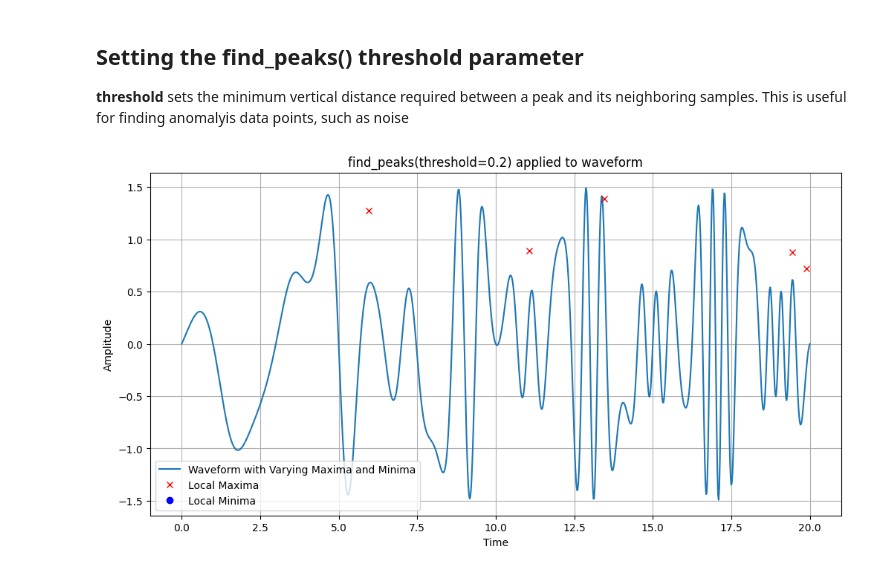
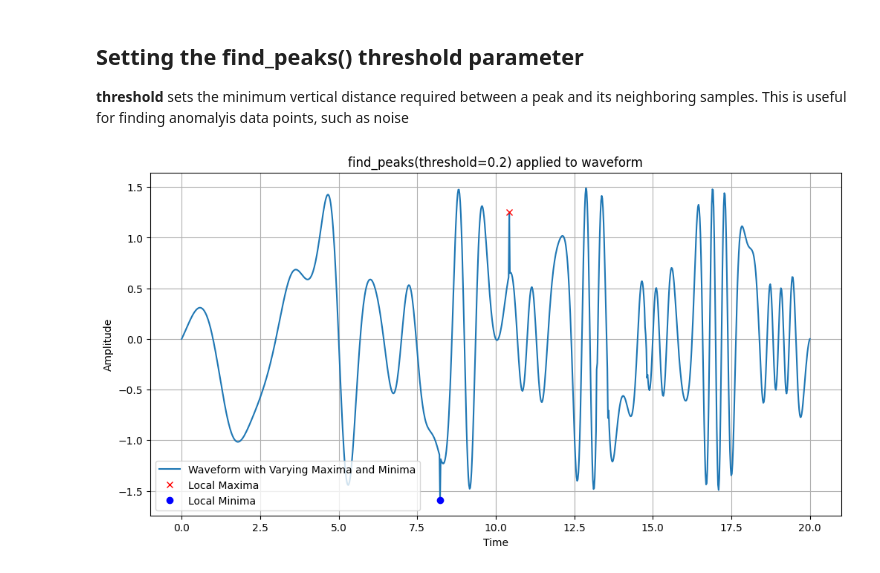
Before and after one commit to rjhalliday/python-examples, a Jupyter notebook: pandas_find_peaks_advanced_examples.ipynb, the cells around one changed output. Cells and saved outputs as stored; diff of their text form; code cells hidden in the pictures.

```diff
--- a/pandas_find_peaks_advanced_examples.ipynb
+++ b/pandas_find_peaks_advanced_examples.ipynb
@@ -101,32 +101,32 @@ plt.show()
 # %%
 # first create some anomilies
 
 # Add outliers
-np.random.seed(0)  # For reproducibility
+np.random.seed(42)  # For reproducibility
 num_outliers = 6
 outlier_indices = np.random.choice(len(t), num_outliers, replace=False)
-outlier_magnitude = 1  # Change this to control the outlier magnitude
+outlier_magnitude = 2  # Change this to control the outlier magnitude
 
 # Introduce outliers by modifying waveform values at the selected indices
 waveform_noisy = waveform.copy()
-waveform_noisy[outlier_indices] += outlier_magnitude * (2 * np.random.rand(num_outliers) - 1)  # Random values between -outlier_magnitude and outlier_magnitude
+waveform_noisy[outlier_indices] *= outlier_magnitude * (np.random.rand(num_outliers))  # Random values between -outlier_magnitude and outlier_magnitude
 
-# Find local maxima
+# Find local maxima. The peak must be 0.2 above it's neighbouring samples.
 peaks_threshold, _ = find_peaks(waveform_noisy, threshold=0.2)
 
-# Find local minima (by analyzing the negative of the waveform)
+# Find local minima (by analyzing the negative of the waveform). . The trough must be 0.2 below it's neighbouring samples.
 troughs_threshold, _ = find_peaks(-waveform_noisy, threshold=0.2)
 
 # Plot the waveform
 plt.figure(figsize=(12, 6))
-plt.plot(t, waveform, label='Waveform with Varying Maxima and Minima')
+plt.plot(t, waveform_noisy, label='Waveform with Varying Maxima and Minima')
 plt.plot(t[peaks_threshold], waveform_noisy[peaks_threshold], 'rx', label='Local Maxima')
 plt.plot(t[troughs_threshold], waveform_noisy[troughs_threshold], 'bo', label='Local Minima')
 plt.xlabel('Time')
 plt.ylabel('Amplitude')
 plt.title('find_peaks(threshold=0.2) applied to waveform')
 plt.legend()
 plt.grid(True)
 plt.show()
 # %% [output]
-[figure, old version]
+[figure, new version]
```
Also changed, not shown: parts of 2 cells of this notebook.
